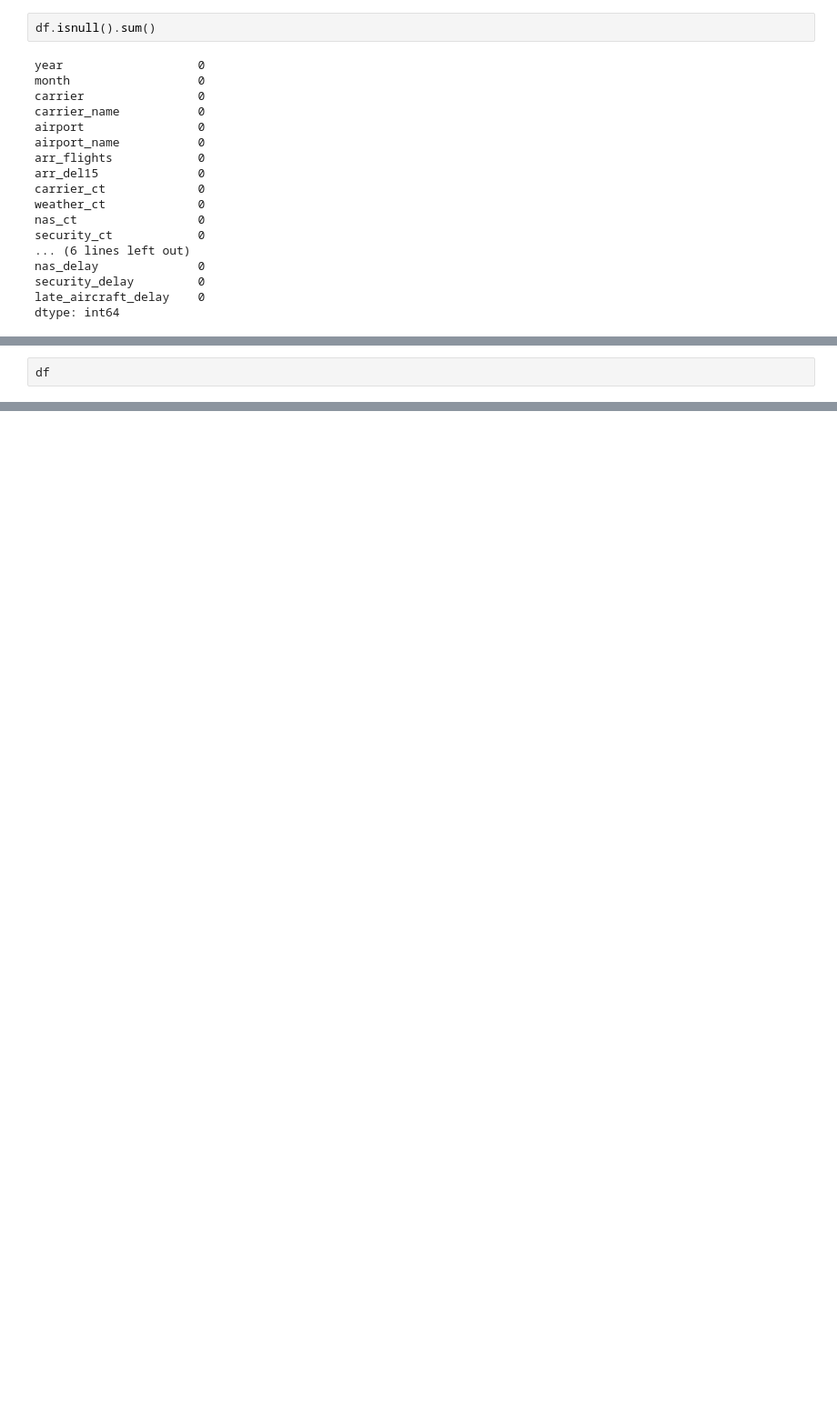
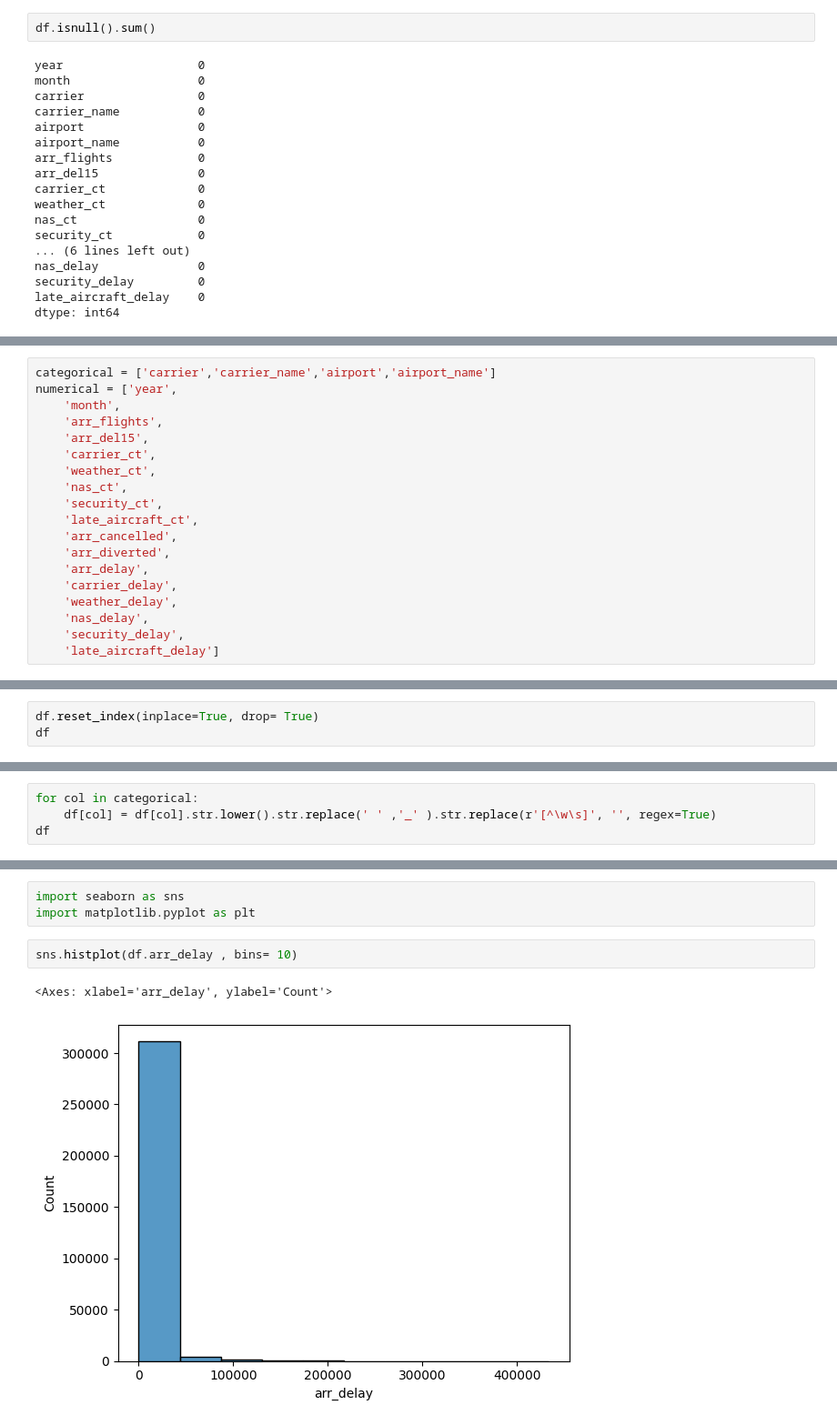
Before and after one commit to waad-moaness/Airline_Delay_Prediction, a Jupyter notebook: notebook.ipynb, the cells around one changed output, grey strips where cells are left out. Shown: that part at 91% size. Cells and saved outputs as stored; diff of their text form; blank space fills up the shorter version.

```diff
--- a/notebook.ipynb
+++ b/notebook.ipynb
@@ -62,2 +134,19 @@ dtype: int64
 # %%
-df
+categorical = ['carrier','carrier_name','airport','airport_name']
+numerical = ['year',
+    'month',
+    'arr_flights',
+    'arr_del15',
+    'carrier_ct',
+    'weather_ct',
+    'nas_ct',
+    'security_ct',
+    'late_aircraft_ct',
+    'arr_cancelled',
+    'arr_diverted',
+    'arr_delay',
+    'carrier_delay',
+    'weather_delay',
+    'nas_delay',
+    'security_delay',
+    'late_aircraft_delay']
@@ -77,0 +153,3 @@ df
+# %%
+df.reset_index(inplace=True, drop= True)
+df
@@ -77,0 +170,4 @@ df
+# %%
+for col in categorical:
+    df[col] = df[col].str.lower().str.replace(' ' ,'_' ).str.replace(r'[^\w\s]', '', regex=True)
+df
@@ -77,0 +212,8 @@ df
+# %%
+import seaborn as sns
+import matplotlib.pyplot as plt
+# %%
+sns.histplot(df.arr_delay , bins= 10)
+# %% [output]
+<Axes: xlabel='arr_delay', ylabel='Count'>
+[figure, added]
```
Also changed, not shown: parts of 16 cells of this notebook.
